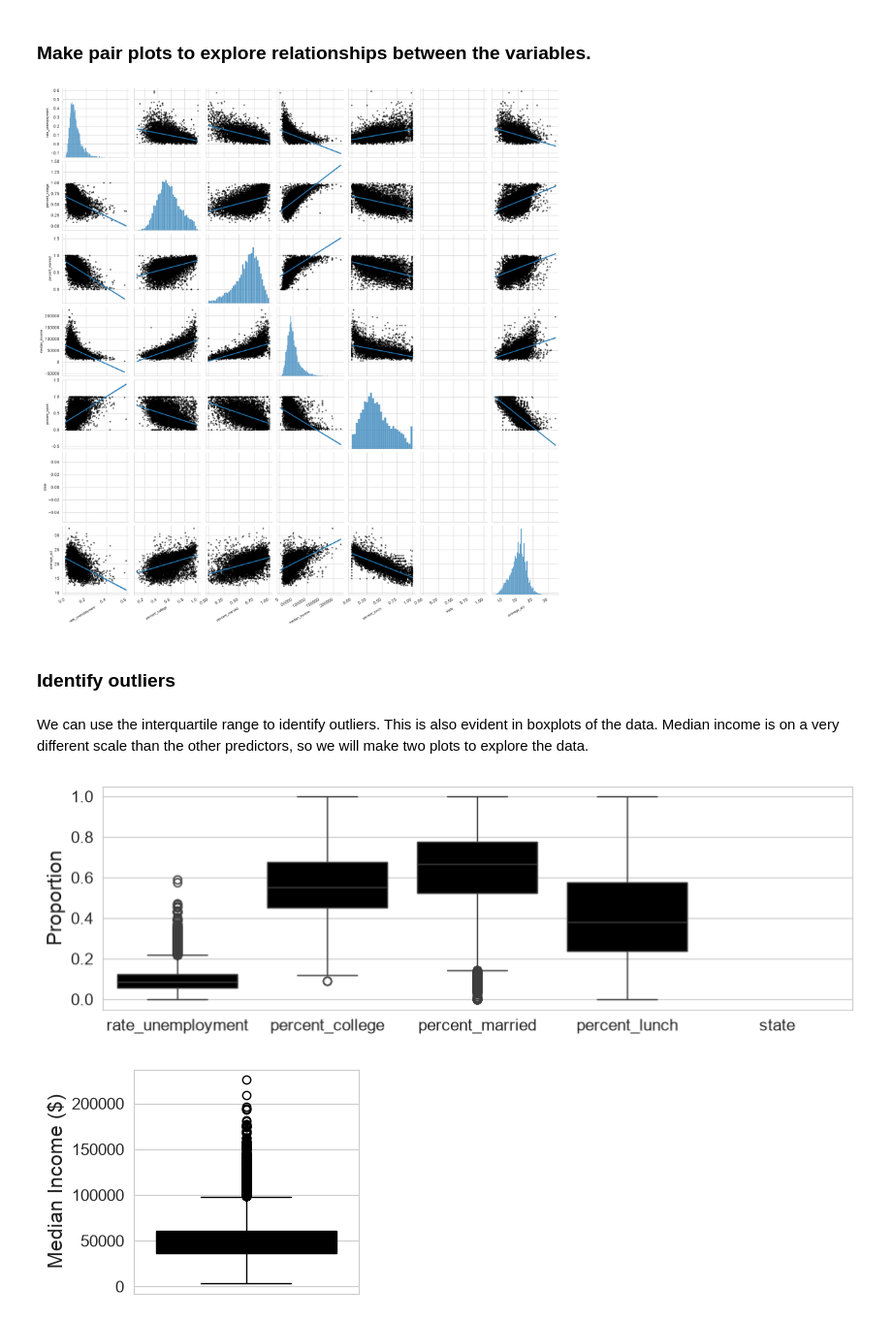
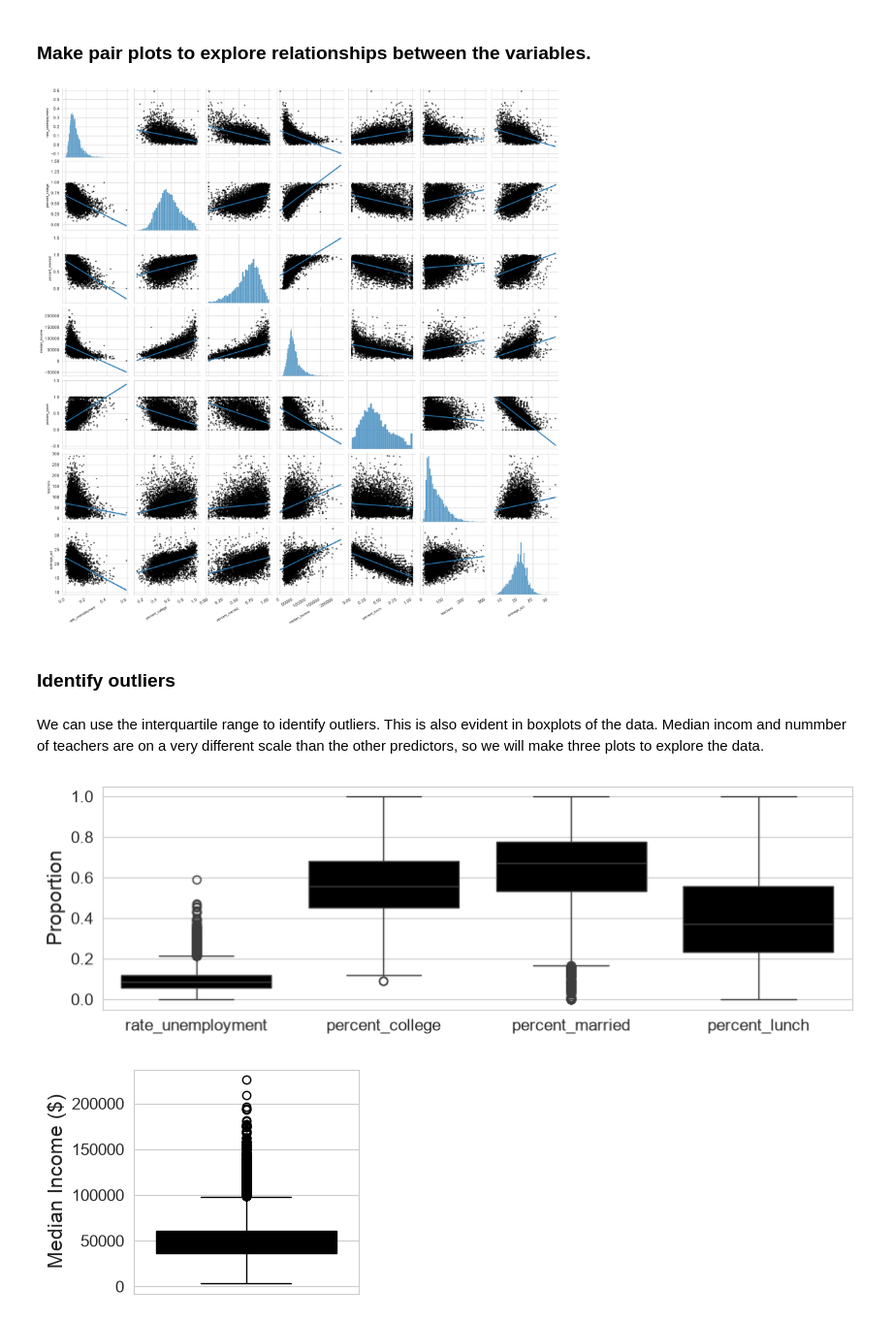
Before and after one commit to keltisant/DATA5100-education, a Jupyter notebook: code/education_eda.ipynb, the cells around one changed output. Shown at 97% size. Saved outputs shown, nothing was run; the diff lists cells and outputs as text; code cells hidden in the pictures.

```diff
--- a/code/education_eda.ipynb
+++ b/code/education_eda.ipynb
@@ -48,7 +48,8 @@ predictor_variables = [
     'percent_married',
     'median_income',
     'percent_lunch',
-    'state'
+    'state',
+    'teachers'
 ]
 
 numerical_predictors = df[predictor_variables].select_dtypes(include = 'number').columns.to_list()
@@ -87,26 +88,27 @@ for ax in fig.axes.flat:
 
 plt.show()
 # %% [output]
-[figure, old version]
+[figure, new version]
 # %% [markdown]
 ### Identify outliers
 # %% [markdown]
-We can use the interquartile range to identify outliers. This is also evident in boxplots of the data. Median income is on a very different scale than the other predictors, so we will make two plots to explore the data.
+We can use the interquartile range to identify outliers. This is also evident in boxplots of the data. Median incom and nummber of teachers are on a very different scale than the other predictors, so we will make three plots to explore the data.
 # %%
 plt.figure(figsize = (10,3))
 
 fractions = list(numerical_predictors)
 fractions.remove('median_income')
+fractions.remove('teachers')
 
 sns.boxplot(data = df[fractions], color = 'k')
 
 plt.ylabel('Proportion', fontsize = 15)
 
 plt.tick_params(labelsize = 12)
 
 plt.show()
 # %% [output]
-[figure, old version]
+[figure, new version]
 # %%
 plt.figure(figsize = (3,3))
 
```
Also changed, not shown: parts of 3 cells of this notebook, 8 other files.
